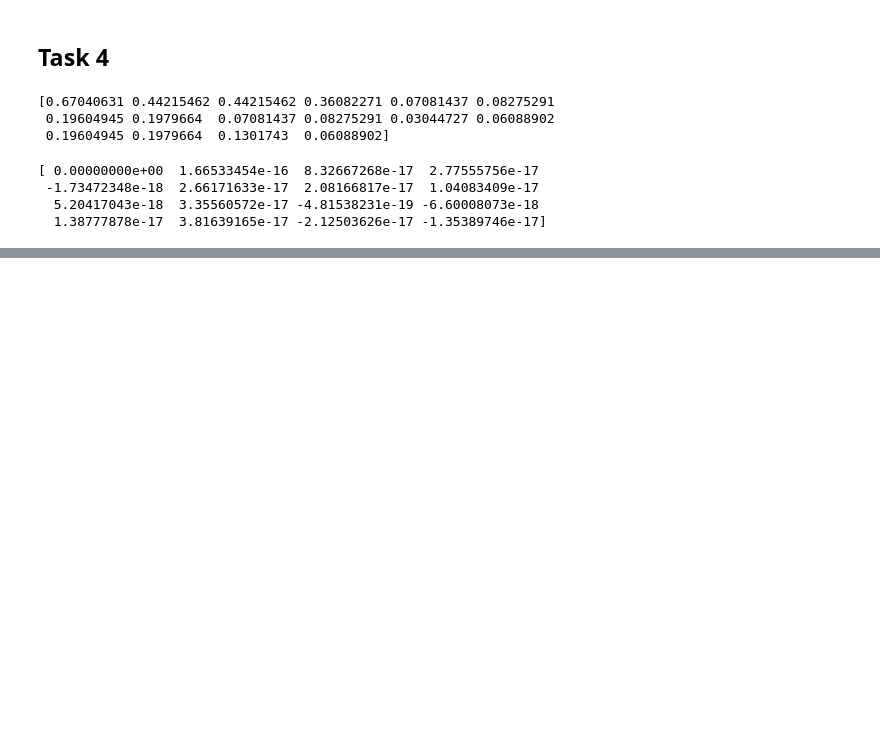
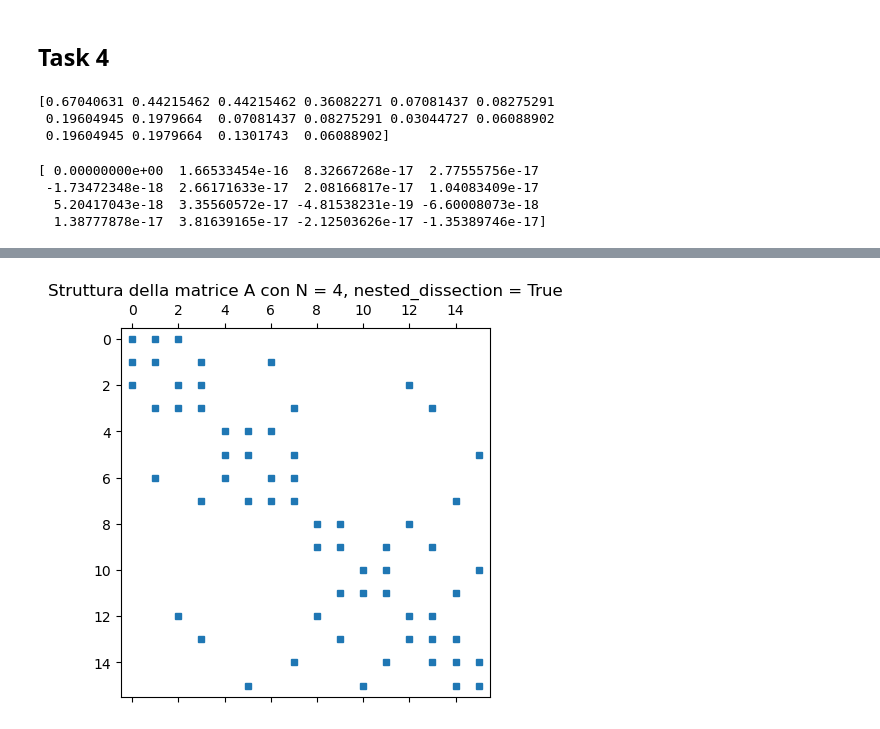
Before and after one commit to Emipano/HeatEquationSolver, a Jupyter notebook: tasks4_5.ipynb, the cells around one changed output, grey strips where cells are left out. Saved outputs shown, nothing was run; the diff lists cells and outputs as text; code cells hidden in the pictures; blank space fills up the shorter version.

```diff
--- a/tasks4_5.ipynb
+++ b/tasks4_5.ipynb
@@ -43,0 +82,8 @@ print(res)
+# %%
+import matplotlib.pyplot as plt
+
+plt.spy(A, markersize=5)
+plt.title(f"Struttura della matrice A con N = {N}, nested_dissection = {nested_dissection}")
+plt.show()
+# %% [output]
+[figure, added]
```
Also changed, not shown: parts of 4 cells of this notebook.
